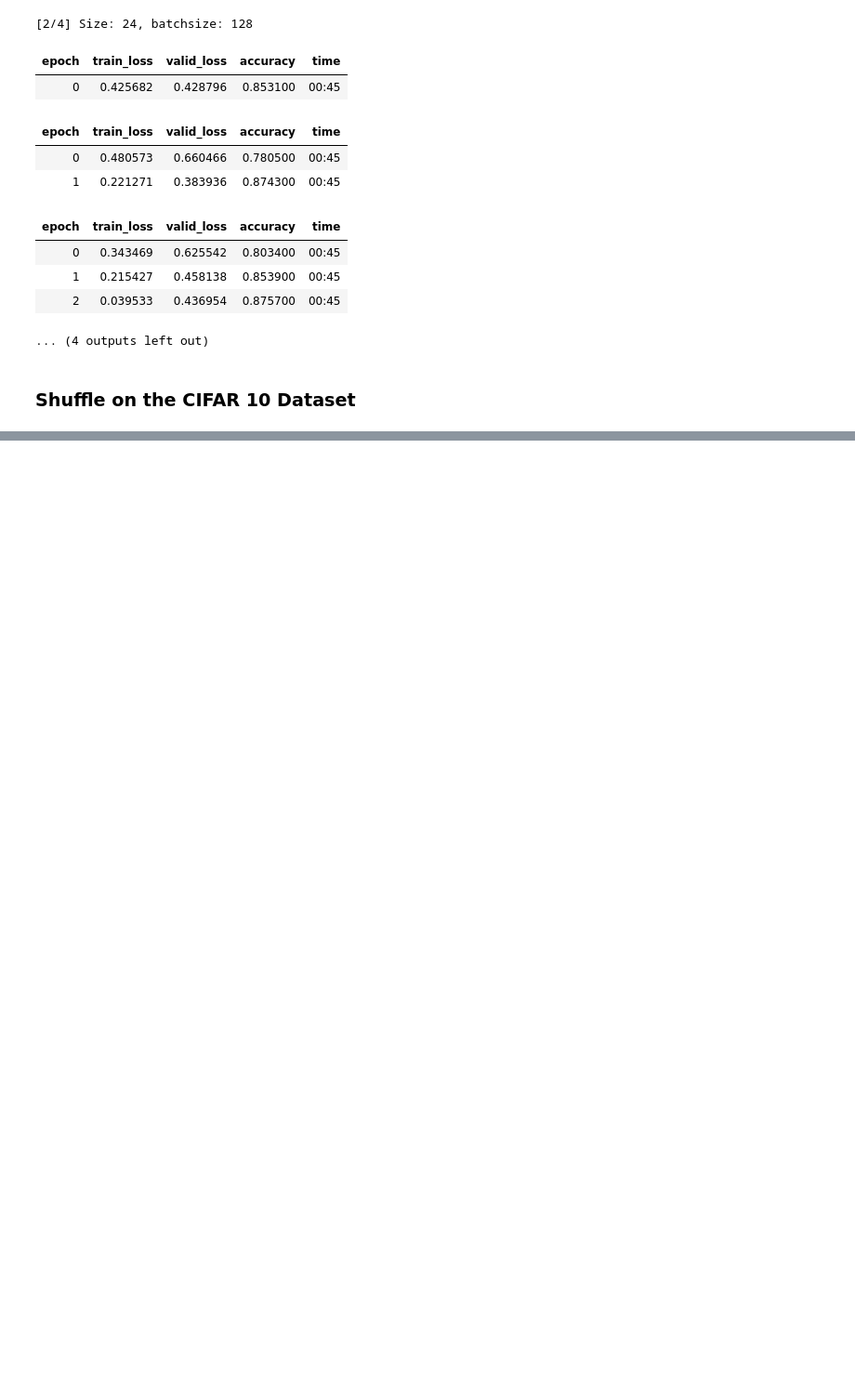
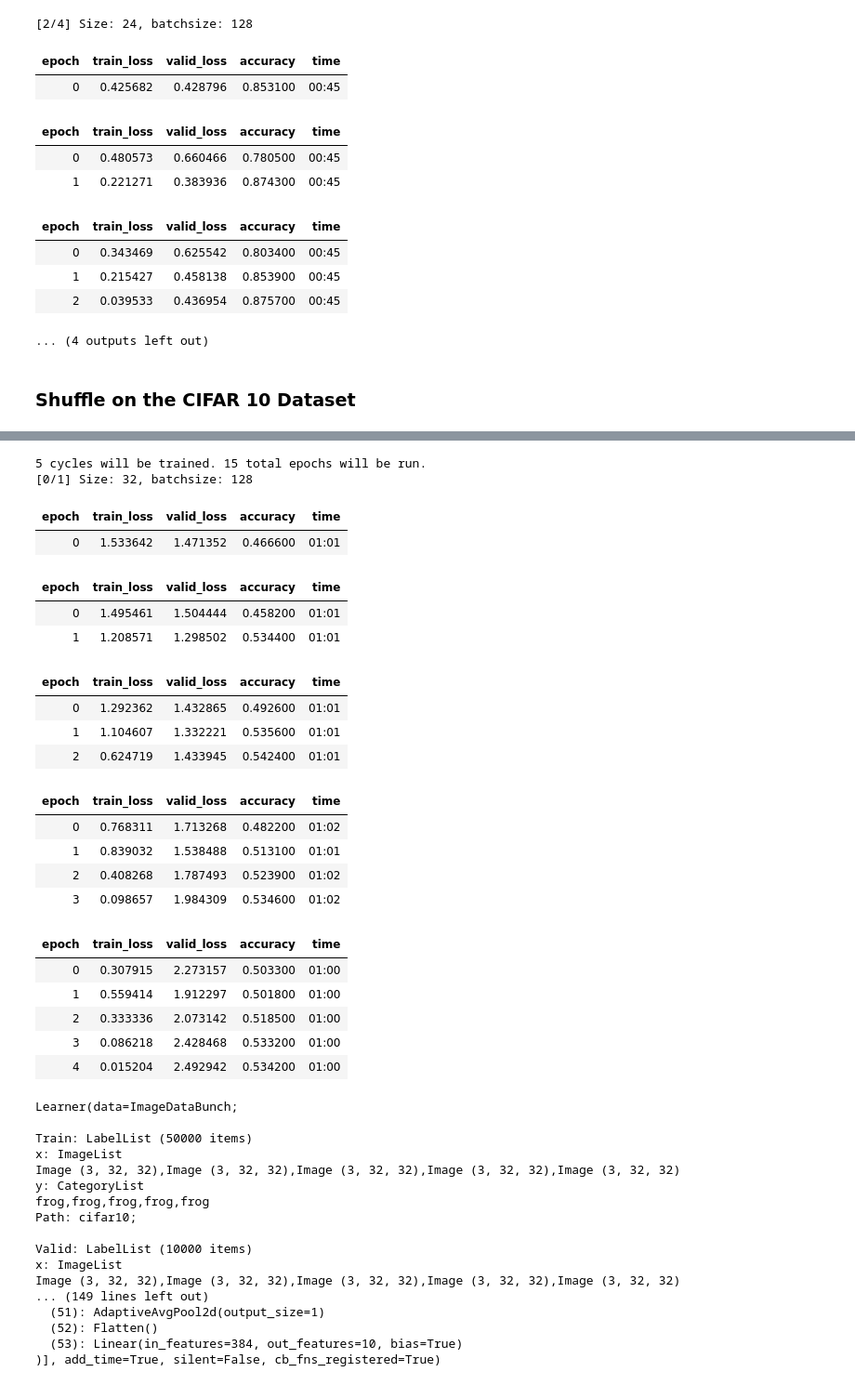
Before and after one commit to ngundotra/topology-research, a Jupyter notebook: GlobalShuffle-CIFAR10.ipynb, the cells around one changed output, grey strips where cells are left out. Shown: that part at 93% size. Saved outputs shown, nothing was run; the diff lists cells and outputs as text; code cells hidden in the pictures; blank space fills up the shorter version.

```diff
--- a/GlobalShuffle-CIFAR10.ipynb
+++ b/GlobalShuffle-CIFAR10.ipynb
@@ -54,11 +57,11 @@ def get_data(img_size, batchsize):
 # %%
-def train_cycles(model, sizes, batchsizes, num, transforms):
+def train_cycles(model, sizes, batchsizes, num, with_shuffle=False):
     if len(sizes) != len(batchsizes):
         raise ValueError("# of image sizes must match number of batchsizes")
     print(f"{num * len(sizes)} cycles will be trained. {int(len(sizes)*num*(num+1)/2)} total epochs will be run.")
     for k, (sz, bs) in enumerate(zip(sizes, batchsizes)):
         print(f"[{k}/{len(sizes)}] Size: {sz}, batchsize: {bs}")
-        data = get_data(sz, bs, transforms)
+        data = get_data(sz, bs, with_shuffle)
         learner = Learner(data, model, metrics=[accuracy])
         for cycle_len in range(num):
             learner.fit_one_cycle(cycle_len+1)
@@ -294,0 +276,42 @@ torch.Size([32, 32, 3])
+# %%
+train_cycles(models.wrn_22(), [32], [128], 5, with_shuffle=True)
+# %% [output]
+5 cycles will be trained. 15 total epochs will be run.
+[0/1] Size: 32, batchsize: 128
+| epoch | train_loss | valid_loss | accuracy | time |
+| 0 | 1.533642 | 1.471352 | 0.466600 | 01:01 |
+| epoch | train_loss | valid_loss | accuracy | time |
+| 0 | 1.495461 | 1.504444 | 0.458200 | 01:01 |
+| 1 | 1.208571 | 1.298502 | 0.534400 | 01:01 |
+| epoch | train_loss | valid_loss | accuracy | time |
+| 0 | 1.292362 | 1.432865 | 0.492600 | 01:01 |
+| 1 | 1.104607 | 1.332221 | 0.535600 | 01:01 |
+| 2 | 0.624719 | 1.433945 | 0.542400 | 01:01 |
+| epoch | train_loss | valid_loss | accuracy | time |
+| 0 | 0.768311 | 1.713268 | 0.482200 | 01:02 |
+| 1 | 0.839032 | 1.538488 | 0.513100 | 01:01 |
+| 2 | 0.408268 | 1.787493 | 0.523900 | 01:02 |
+| 3 | 0.098657 | 1.984309 | 0.534600 | 01:02 |
+| epoch | train_loss | valid_loss | accuracy | time |
+| 0 | 0.307915 | 2.273157 | 0.503300 | 01:00 |
+| 1 | 0.559414 | 1.912297 | 0.501800 | 01:00 |
+| 2 | 0.333336 | 2.073142 | 0.518500 | 01:00 |
+| 3 | 0.086218 | 2.428468 | 0.533200 | 01:00 |
+| 4 | 0.015204 | 2.492942 | 0.534200 | 01:00 |
+Learner(data=ImageDataBunch;
+
+Train: LabelList (50000 items)
+x: ImageList
+Image (3, 32, 32),Image (3, 32, 32),Image (3, 32, 32),Image (3, 32, 32),Image (3, 32, 32)
+y: CategoryList
+frog,frog,frog,frog,frog
+Path: cifar10;
+
+Valid: LabelList (10000 items)
+x: ImageList
+Image (3, 32, 32),Image (3, 32, 32),Image (3, 32, 32),Image (3, 32, 32),Image (3, 32, 32)
+... (149 lines left out)
+  (51): AdaptiveAvgPool2d(output_size=1)
+  (52): Flatten()
+  (53): Linear(in_features=384, out_features=10, bias=True)
+)], add_time=True, silent=False, cb_fns_registered=True)
```
Also changed, not shown: parts of 11 cells of this notebook.
